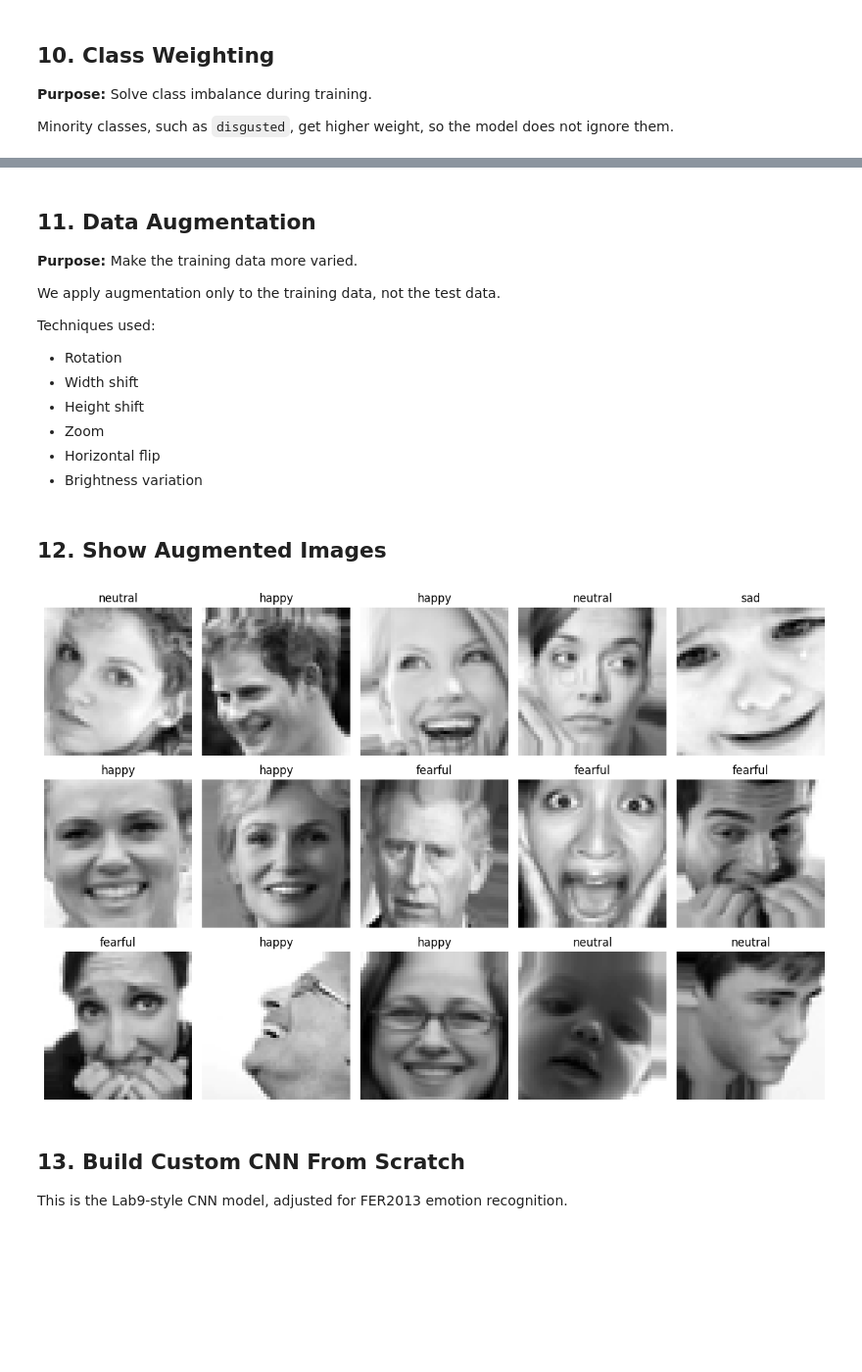
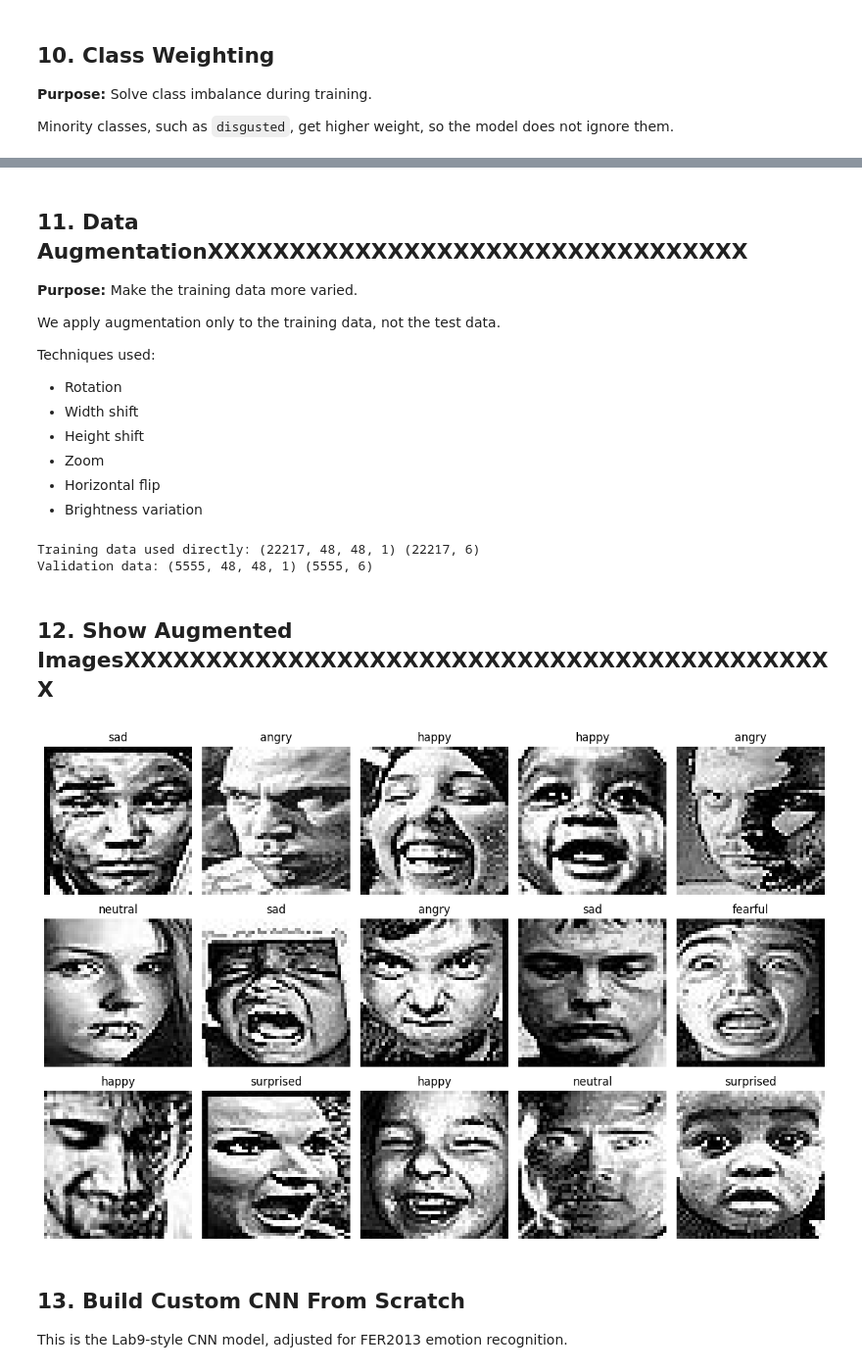
Before and after one commit to AchrafSaid/Emotion-Recognition, a Jupyter notebook: Lab9_FER2013_Preprocessing_ClassWeighting.ipynb, the cells around one changed output, grey strips where cells are left out. Shown at 98% size. Drawn from its saved outputs; the diff is of its cells as text; code cells hidden in the pictures; blank space fills up the shorter version.

```diff
--- a/Lab9_FER2013_Preprocessing_ClassWeighting.ipynb
+++ b/Lab9_FER2013_Preprocessing_ClassWeighting.ipynb
@@ -296,7 +280,7 @@ surprised: 1.1372
 
 Class weights enabled: False
 # %% [markdown]
-## 11. Data Augmentation
+## 11. Data AugmentationXXXXXXXXXXXXXXXXXXXXXXXXXXXXXXXXX
 
 **Purpose:** Make the training data more varied.
 
@@ -310,39 +294,32 @@ Techniques used:
 - Horizontal flip
 - Brightness variation
 # %%
-train_datagen = ImageDataGenerator(
-    rotation_range=8,
-    width_shift_range=0.08,
-    height_shift_range=0.08,
-    zoom_range=0.08,
-    horizontal_flip=True
-)
-
-train_generator = train_datagen.flow(
-    x_train_split,
-    y_train_split_encoded,
-    batch_size=batch_size,
-    shuffle=True,
-    seed=42
-)
+# No ImageDataGenerator here.
+# We use the already-saved train_new images directly.
 
 validation_data = (x_val, y_val_encoded)
+
+print("Training data used directly:", x_train_split.shape, y_train_split_encoded.shape)
+print("Validation data:", x_val.shape, y_val_encoded.shape)
+# %% [output]
+Training data used directly: (22217, 48, 48, 1) (22217, 6)
+Validation data: (5555, 48, 48, 1) (5555, 6)
 # %% [markdown]
-## 12. Show Augmented Images
+## 12. Show Augmented ImagesXXXXXXXXXXXXXXXXXXXXXXXXXXXXXXXXXXXXXXXXXXXX
 # %%
-sample_images, sample_labels = next(train_generator)
+plt.figure(figsize=(12, 8))
+random_indexes = np.random.randint(0, len(x_train_split), 15)
 
-plt.figure(figsize=(12, 8))
-for i in range(15):
-    plt.subplot(3, 5, i + 1)
-    plt.imshow(sample_images[i].squeeze(), cmap="gray")
+for plot_i, data_i in enumerate(random_indexes):
+    plt.subplot(3, 5, plot_i + 1)
+    plt.imshow(x_train_split[data_i].squeeze(), cmap="gray")
     plt.axis("off")
-    plt.title(class_names[np.argmax(sample_labels[i])])
+    plt.title(class_names[np.argmax(y_train_split_encoded[data_i])])
 
 plt.tight_layout()
 plt.show()
 # %% [output]
-[figure, old version]
+[figure, new version]
 # %% [markdown]
 ## 13. Build Custom CNN From Scratch
 
```
Also changed, not shown: parts of 15 cells of this notebook, 6 other files.
